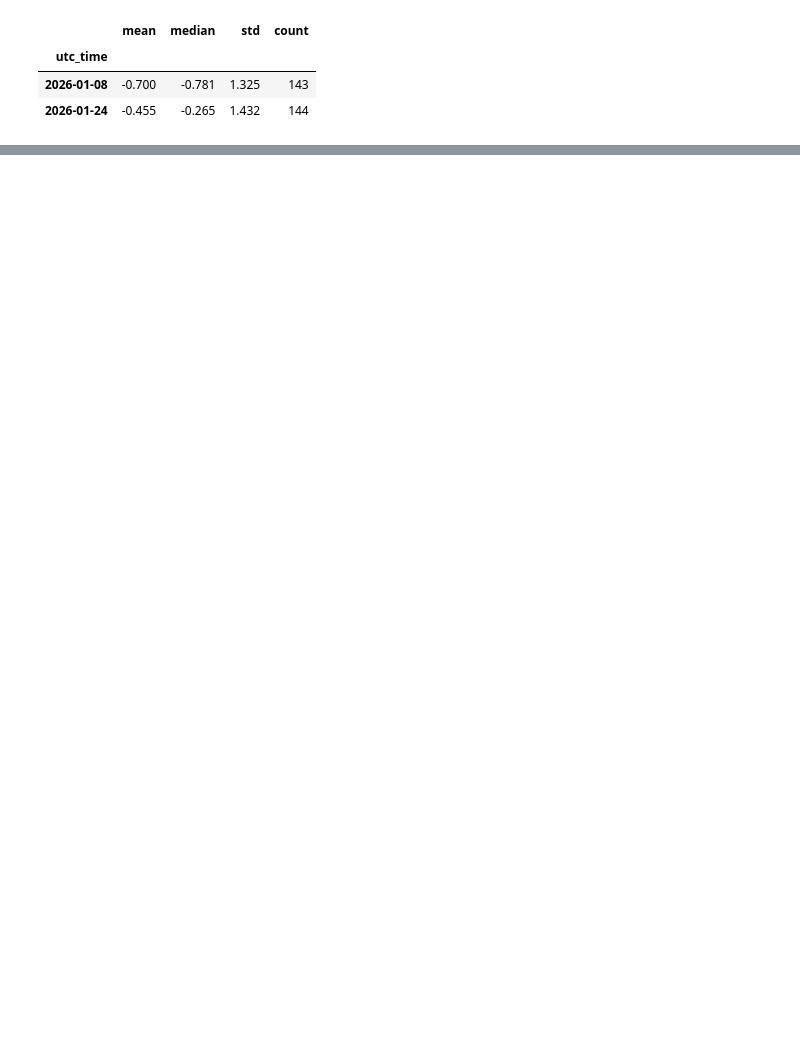
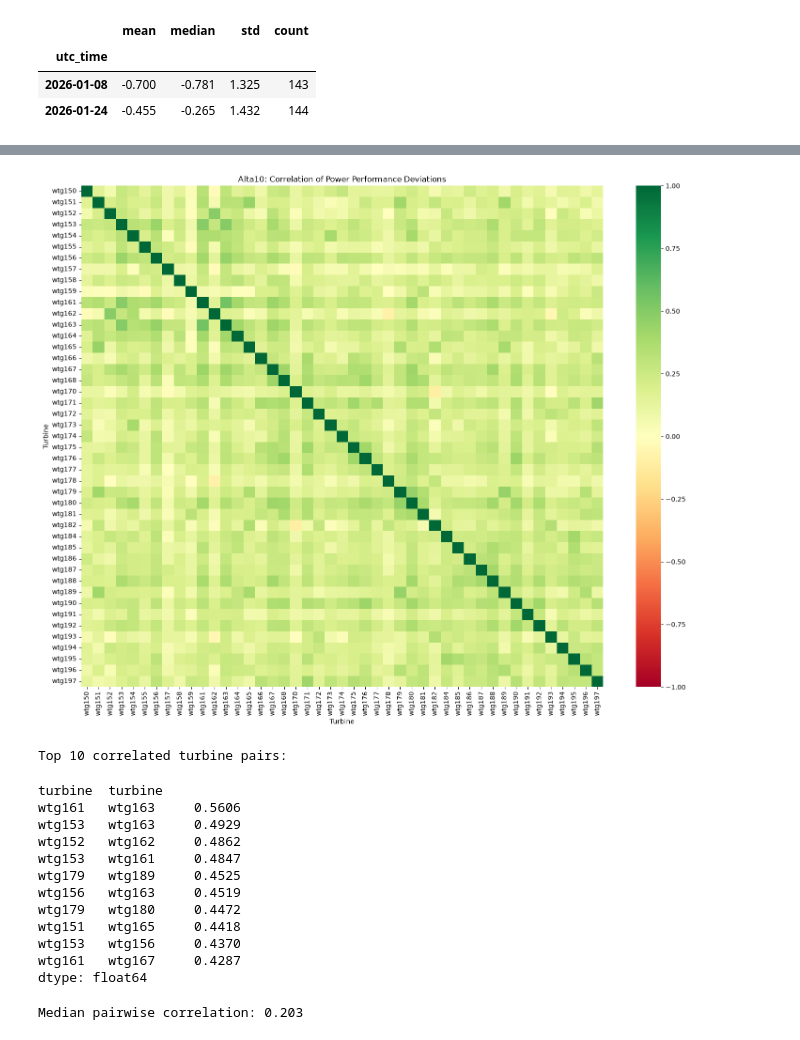
Before and after one commit to zachary-carifa/CU-Capstone-Project, a Jupyter notebook: notebooks/zack_notebooks/PartnerTurbineAnalysis.ipynb, the cells around one changed output, grey strips where cells are left out. Drawn from its saved outputs; the diff is of its cells as text; code cells hidden in the pictures; blank space fills up the shorter version.

```diff
--- a/notebooks/zack_notebooks/PartnerTurbineAnalysis.ipynb
+++ b/notebooks/zack_notebooks/PartnerTurbineAnalysis.ipynb
@@ -736,0 +781,75 @@ print(wind.notna().resample("MS").sum().mean(axis=1).round(0))
+# %%
+import pandas as pd
+import numpy as np
+import matplotlib.pyplot as plt
+import seaborn as sns
+
+# Extract actual and theoretical power
+# real_power_a_c = KPI actual power in your formatted dataframe
+actual = turbines.xs("real_power_a_c", axis=1, level="variable")
+theoretical = turbines.xs("theoretical_power", axis=1, level="variable")
+
+# Exclude turbines with known generator failures
+exclude = ["wtg169", "wtg183"]
+actual = actual.drop(columns=exclude, errors="ignore")
+theoretical = theoretical.drop(columns=exclude, errors="ignore")
+
+# Keep valid power measurements
+# Avoid division by near-zero theoretical power
+# Keep valid power measurements
+valid = (
+    theoretical.ge(300) &
+    theoretical.le(3000) &
+    actual.ge(0) &
+    actual.le(3000)
+)
+
+# Calculate percentage deviation from theoretical power
+power_deviation = (
+    (actual - theoretical) / theoretical * 100
+).where(valid)
+
+# Correlate turbine deviations
+power_corr = power_deviation.corr(min_periods=500)
+
+# Display heatmap
+plt.figure(figsize=(15, 12))
+
+sns.heatmap(
+    power_corr,
+    cmap="RdYlGn",
+    vmin=-1,
+    vmax=1,
+    center=0
+)
+
+plt.title("Alta10: Correlation of Power Performance Deviations")
+plt.xlabel("Turbine")
+plt.ylabel("Turbine")
+plt.tight_layout()
+plt.show()
+
+# Identify strongest correlated pairs
+mask = np.triu(np.ones(power_corr.shape, dtype=bool), k=1)
+pairs = power_corr.where(mask).stack().sort_values(ascending=False)
+
+print("Top 10 correlated turbine pairs:")
+display(pairs.head(10).round(4))
+
+print("\nMedian pairwise correlation:", round(pairs.median(), 4))
+# %% [output]
+[figure, added]
+Top 10 correlated turbine pairs:
+turbine  turbine
+wtg161   wtg163     0.5606
+wtg153   wtg163     0.4929
+wtg152   wtg162     0.4862
+wtg153   wtg161     0.4847
+wtg179   wtg189     0.4525
+wtg156   wtg163     0.4519
+wtg179   wtg180     0.4472
+wtg151   wtg165     0.4418
+wtg153   wtg156     0.4370
+wtg161   wtg167     0.4287
+dtype: float64
+Median pairwise correlation: 0.203
```
Also changed, not shown: parts of 19 cells of this notebook.
